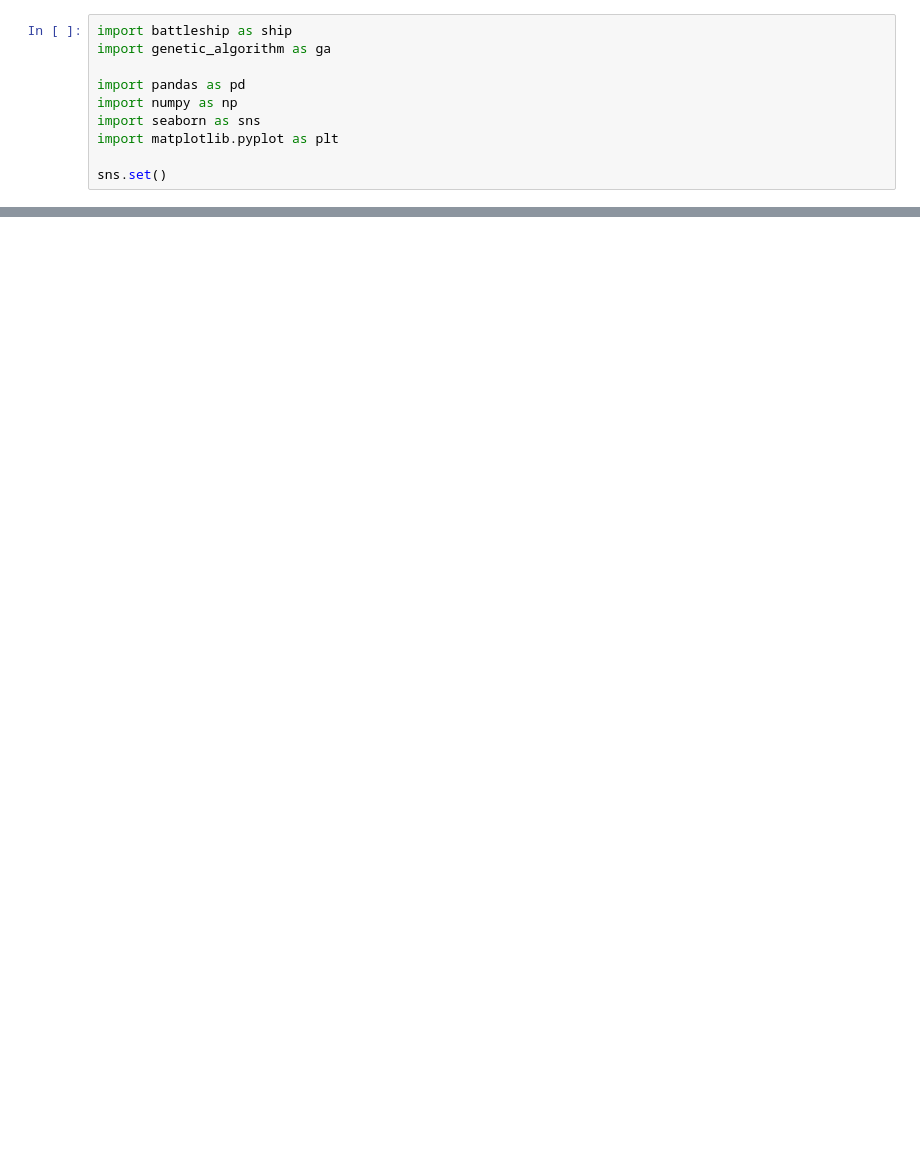
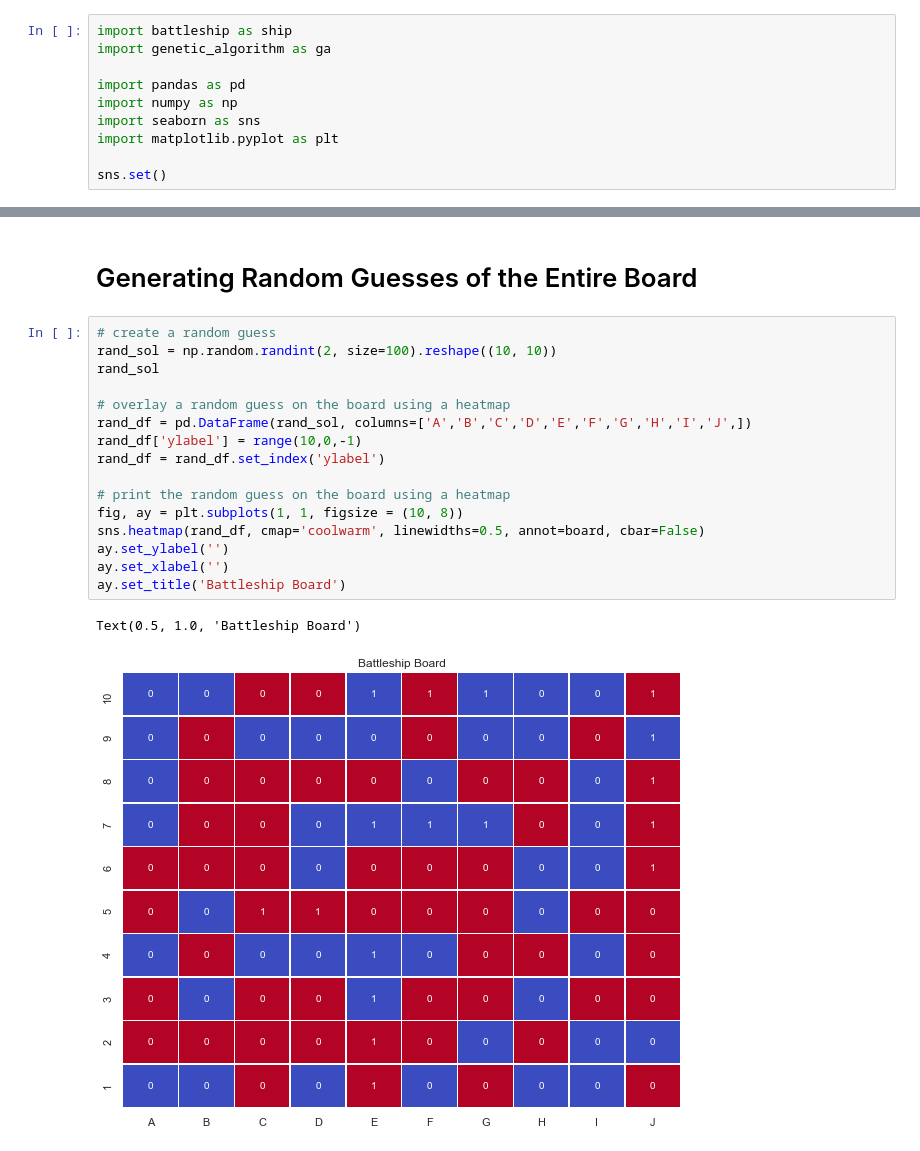
Before and after one commit to acdick/understanding_genetic_algorithms, a Jupyter notebook: Source/evolution_sank_my_battleship.ipynb, the cells around one changed output, grey strips where cells are left out. Drawn from its saved outputs; the diff is of its cells as text; blank space fills up the shorter version.

```diff
--- a/Source/evolution_sank_my_battleship.ipynb
+++ b/Source/evolution_sank_my_battleship.ipynb
@@ -33,0 +36,21 @@ Text(0.5, 1.0, 'Battleship Board')
+# %% [markdown]
+# Generating Random Guesses of the Entire Board
+# %%
+# create a random guess
+rand_sol = np.random.randint(2, size=100).reshape((10, 10))
+rand_sol
+
+# overlay a random guess on the board using a heatmap
+rand_df = pd.DataFrame(rand_sol, columns=['A','B','C','D','E','F','G','H','I','J',])
+rand_df['ylabel'] = range(10,0,-1)
+rand_df = rand_df.set_index('ylabel')
+
+# print the random guess on the board using a heatmap
+fig, ay = plt.subplots(1, 1, figsize = (10, 8))
+sns.heatmap(rand_df, cmap='coolwarm', linewidths=0.5, annot=board, cbar=False)
+ay.set_ylabel('')
+ay.set_xlabel('')
+ay.set_title('Battleship Board')
+# %% [output]
+Text(0.5, 1.0, 'Battleship Board')
+[figure, added]
```
Also changed, not shown: parts of 17 cells of this notebook, 9 other files.
